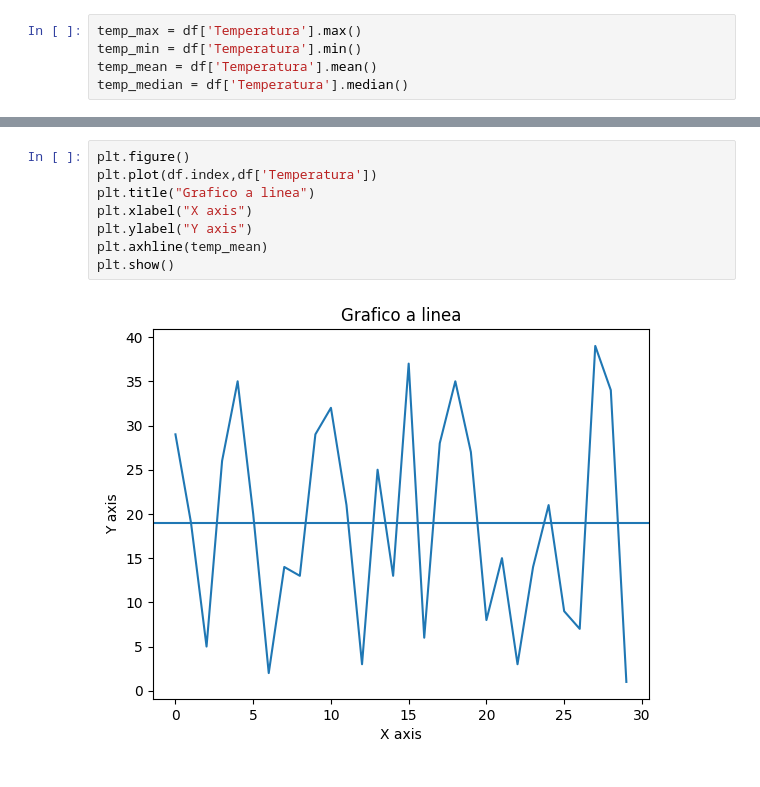
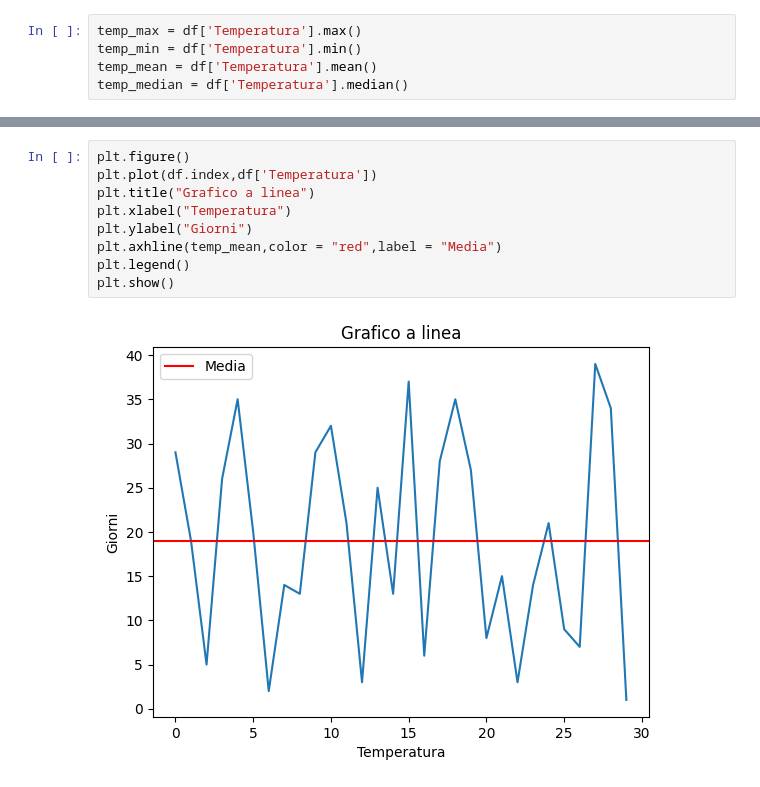
Before and after one commit to lemtiel93/Corso_AlessandroArgentino, a Jupyter notebook: corso-data-science/18-09/esercizio.ipynb, the cells around one changed output, grey strips where cells are left out. Saved outputs shown, nothing was run; the diff lists cells and outputs as text.

```diff
--- a/corso-data-science/18-09/esercizio.ipynb
+++ b/corso-data-science/18-09/esercizio.ipynb
@@ -39,13 +39,14 @@ plt.show()
 # %%
 plt.figure()
 plt.plot(df.index,df['Temperatura'])
 plt.title("Grafico a linea")
-plt.xlabel("X axis")
-plt.ylabel("Y axis")
-plt.axhline(temp_mean)
+plt.xlabel("Temperatura")
+plt.ylabel("Giorni")
+plt.axhline(temp_mean,color = "red",label = "Media")
+plt.legend()
 plt.show()
 # %% [output]
-[figure, old version]
+[figure, new version]
 # %%
 plt.figure()
 plt.scatter(df.index,df['Temperatura'])
```
Also changed, not shown: parts of 2 cells of this notebook.
